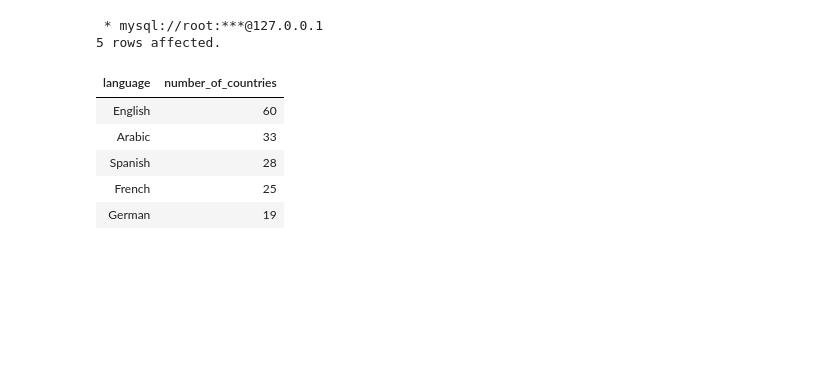
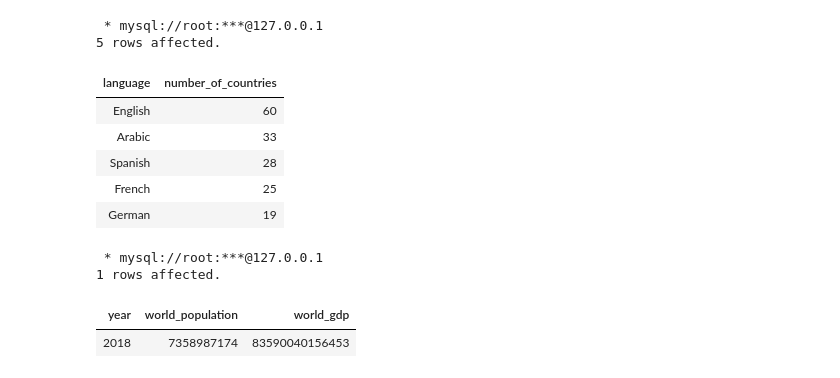
Before and after one commit to JasmineMadi/datajoint-tutorials, a Jupyter notebook: db-course/Assignment7.ipynb, the cells around one changed output. Drawn from its saved outputs; the diff is of its cells as text; code cells hidden in the pictures; blank space fills up the shorter version.

```diff
--- a/db-course/Assignment7.ipynb
+++ b/db-course/Assignment7.ipynb
@@ -216,0 +215,9 @@ limit 5
+# %%
+%%sql
+SELECT year,sum(population) as world_population,sum(gdp) as world_gdp from countries natural join country_stats
+where year = 2018
+# %% [output]
+ * mysql://root:***@127.0.0.1
+1 rows affected.
+| year | world_population | world_gdp |
+| 2018 | 7358987174 | 83590040156453 |
```
Also changed, not shown: parts of 1 cell of this notebook.
